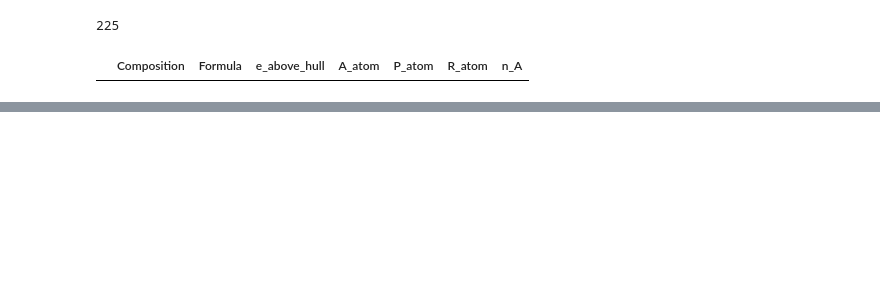
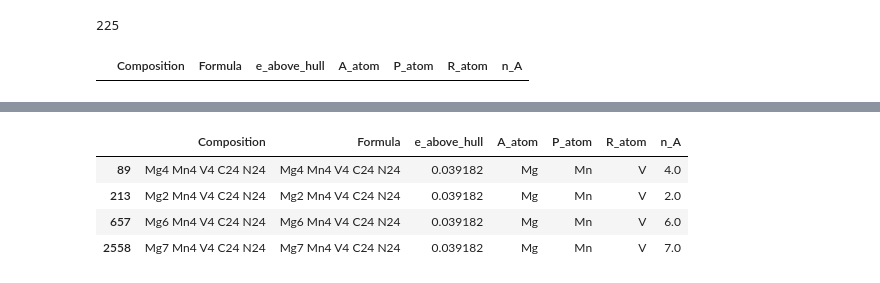
Before and after one commit to ewoodbury/my_pba_analysis, a Jupyter notebook: 03 - PBA Analysis.ipynb, the cells around one changed output, grey strips where cells are left out. Saved outputs shown, nothing was run; the diff lists cells and outputs as text; code cells hidden in the pictures; blank space fills up the shorter version.

```diff
--- a/03 - PBA Analysis.ipynb
+++ b/03 - PBA Analysis.ipynb
@@ -75,0 +149,8 @@ mg_pbas[mg_pbas['e_above_hull'] < .025]
+# %%
+pba_e_hull_df[(pba_e_hull_df['A_atom'] == 'Mg') & (pba_e_hull_df['P_atom'] == 'Mn') & (pba_e_hull_df['R_atom'] == 'V')]
+# %% [output]
+|  | Composition | Formula | e_above_hull | A_atom | P_atom | R_atom | n_A |
+| 89 | Mg4 Mn4 V4 C24 N24 | Mg4 Mn4 V4 C24 N24 | 0.039182 | Mg | Mn | V | 4.0 |
+| 213 | Mg2 Mn4 V4 C24 N24 | Mg2 Mn4 V4 C24 N24 | 0.039182 | Mg | Mn | V | 2.0 |
+| 657 | Mg6 Mn4 V4 C24 N24 | Mg6 Mn4 V4 C24 N24 | 0.039182 | Mg | Mn | V | 6.0 |
+| 2558 | Mg7 Mn4 V4 C24 N24 | Mg7 Mn4 V4 C24 N24 | 0.039182 | Mg | Mn | V | 7.0 |
```
Also changed, not shown: parts of 9 cells of this notebook.
